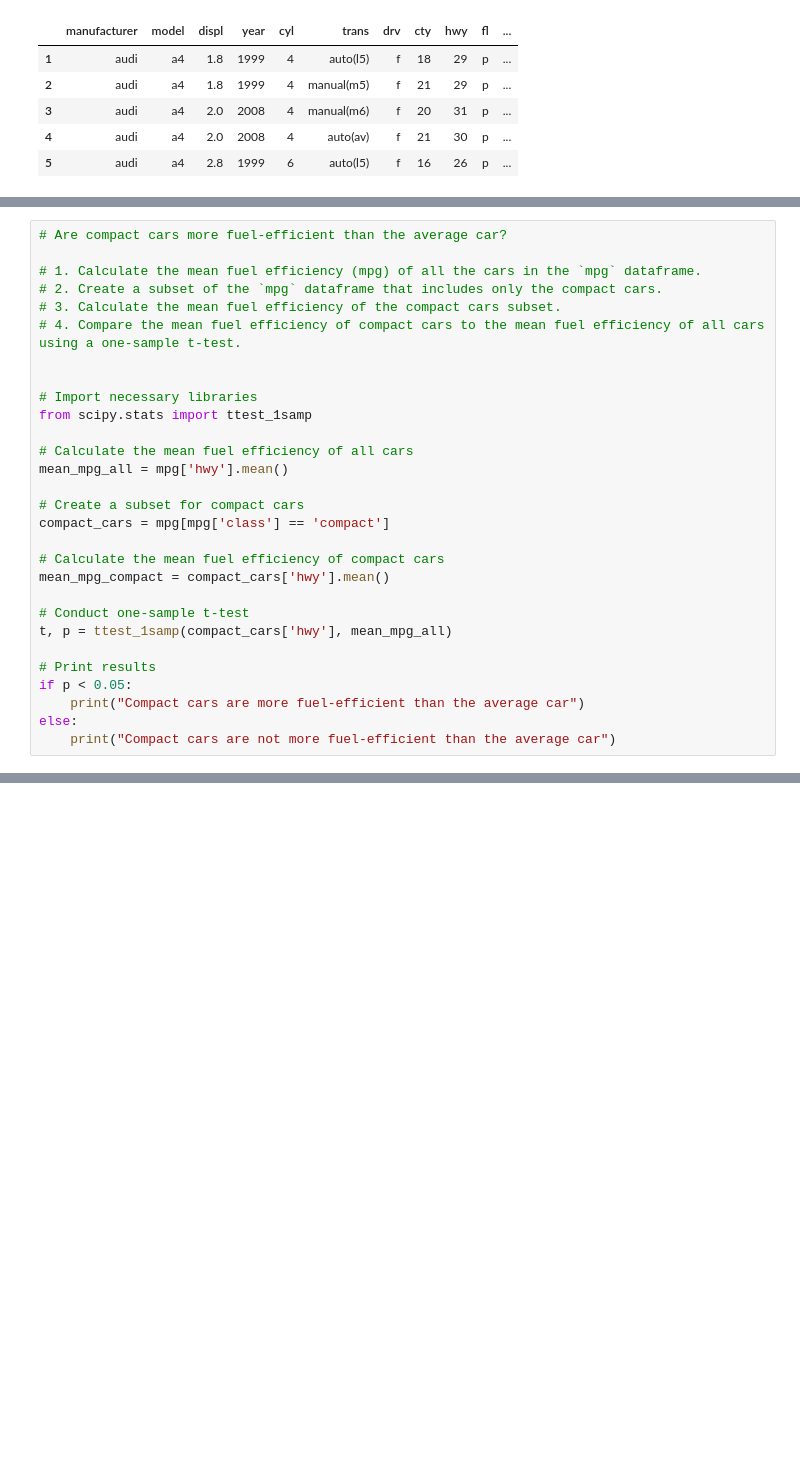
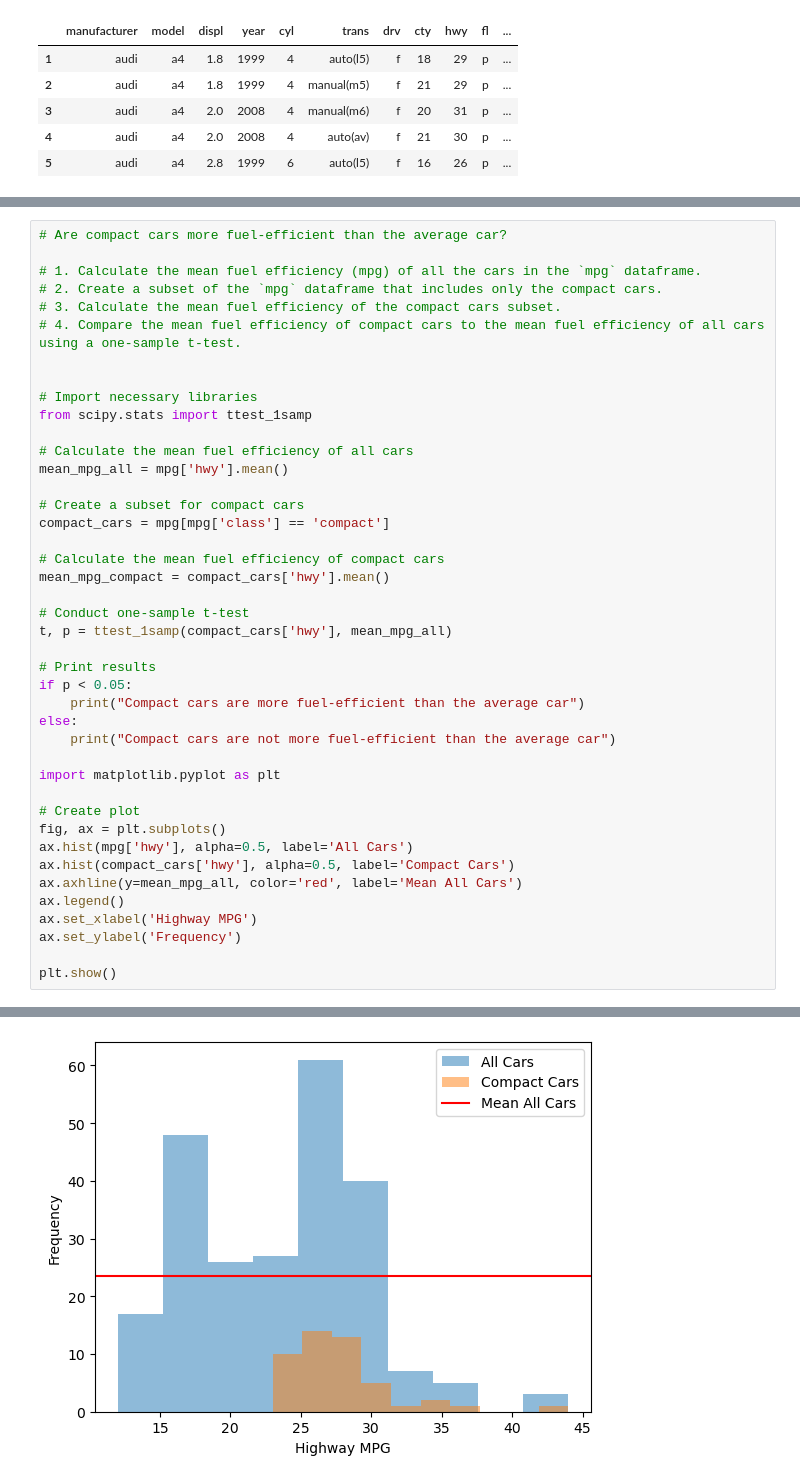
Before and after one commit to JoeyGideon/statistics-exercises, a Jupyter notebook: hypothesis_testing.ipynb, the cells around one changed output, grey strips where cells are left out. Saved outputs shown, nothing was run; the diff lists cells and outputs as text; blank space fills up the shorter version.

```diff
--- a/hypothesis_testing.ipynb
+++ b/hypothesis_testing.ipynb
@@ -125,33 +141,47 @@ p-value: 0.9738110448529322
 # Are compact cars more fuel-efficient than the average car?
 
 # 1. Calculate the mean fuel efficiency (mpg) of all the cars in the `mpg` dataframe.
 # 2. Create a subset of the `mpg` dataframe that includes only the compact cars.
 # 3. Calculate the mean fuel efficiency of the compact cars subset.
 # 4. Compare the mean fuel efficiency of compact cars to the mean fuel efficiency of all cars using a one-sample t-test.
 
 
 # Import necessary libraries
 from scipy.stats import ttest_1samp
 
 # Calculate the mean fuel efficiency of all cars
 mean_mpg_all = mpg['hwy'].mean()
 
 # Create a subset for compact cars
 compact_cars = mpg[mpg['class'] == 'compact']
 
 # Calculate the mean fuel efficiency of compact cars
 mean_mpg_compact = compact_cars['hwy'].mean()
 
 # Conduct one-sample t-test
 t, p = ttest_1samp(compact_cars['hwy'], mean_mpg_all)
 
 # Print results
 if p < 0.05:
     print("Compact cars are more fuel-efficient than the average car")
 else:
     print("Compact cars are not more fuel-efficient than the average car")
+
+import matplotlib.pyplot as plt
+
+# Create plot
+fig, ax = plt.subplots()
+ax.hist(mpg['hwy'], alpha=0.5, label='All Cars')
+ax.hist(compact_cars['hwy'], alpha=0.5, label='Compact Cars')
+ax.axhline(y=mean_mpg_all, color='red', label='Mean All Cars')
+ax.legend()
+ax.set_xlabel('Highway MPG')
+ax.set_ylabel('Frequency')
+
+plt.show()
 # %% [output]
 Compact cars are more fuel-efficient than the average car
+[figure, added]
 # %%
 # Do manual cars get better gas mileage than automatic cars?
 
```
Also changed, not shown: parts of 3 cells of this notebook.
